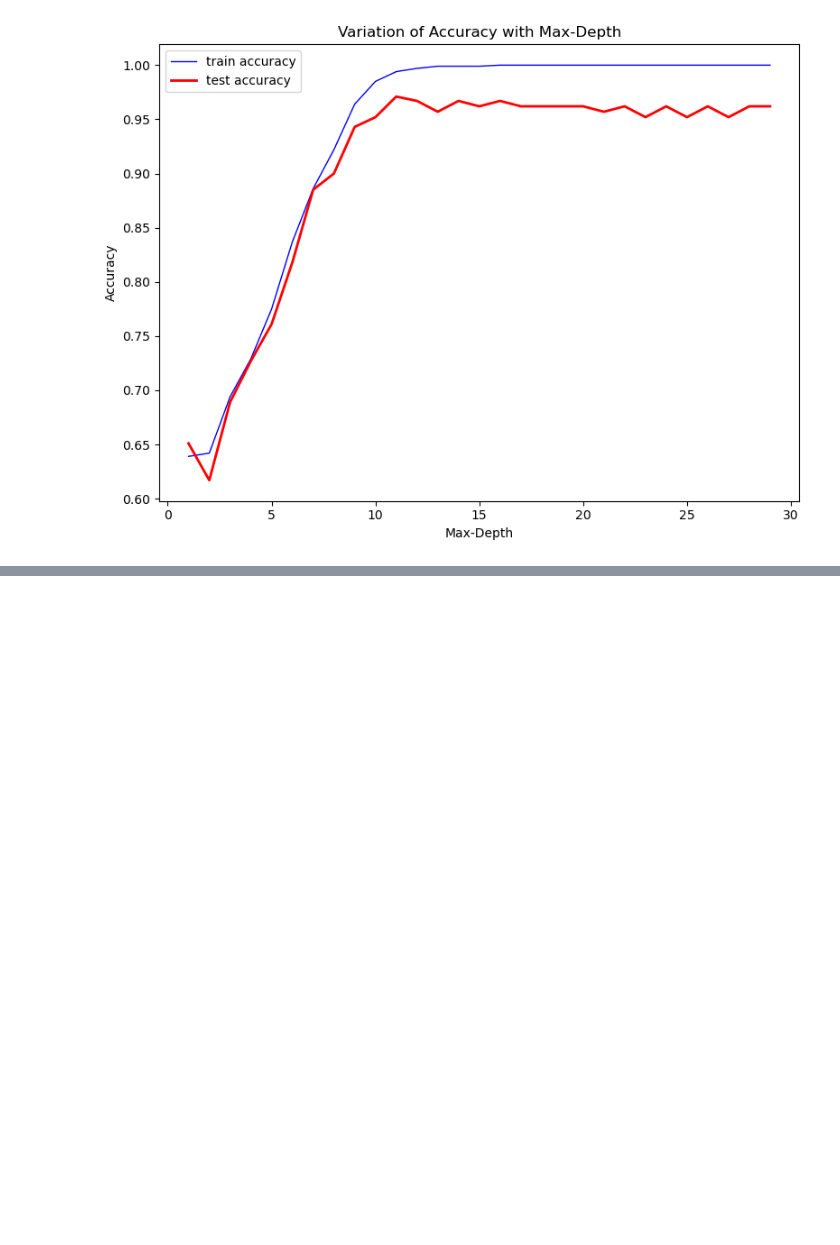
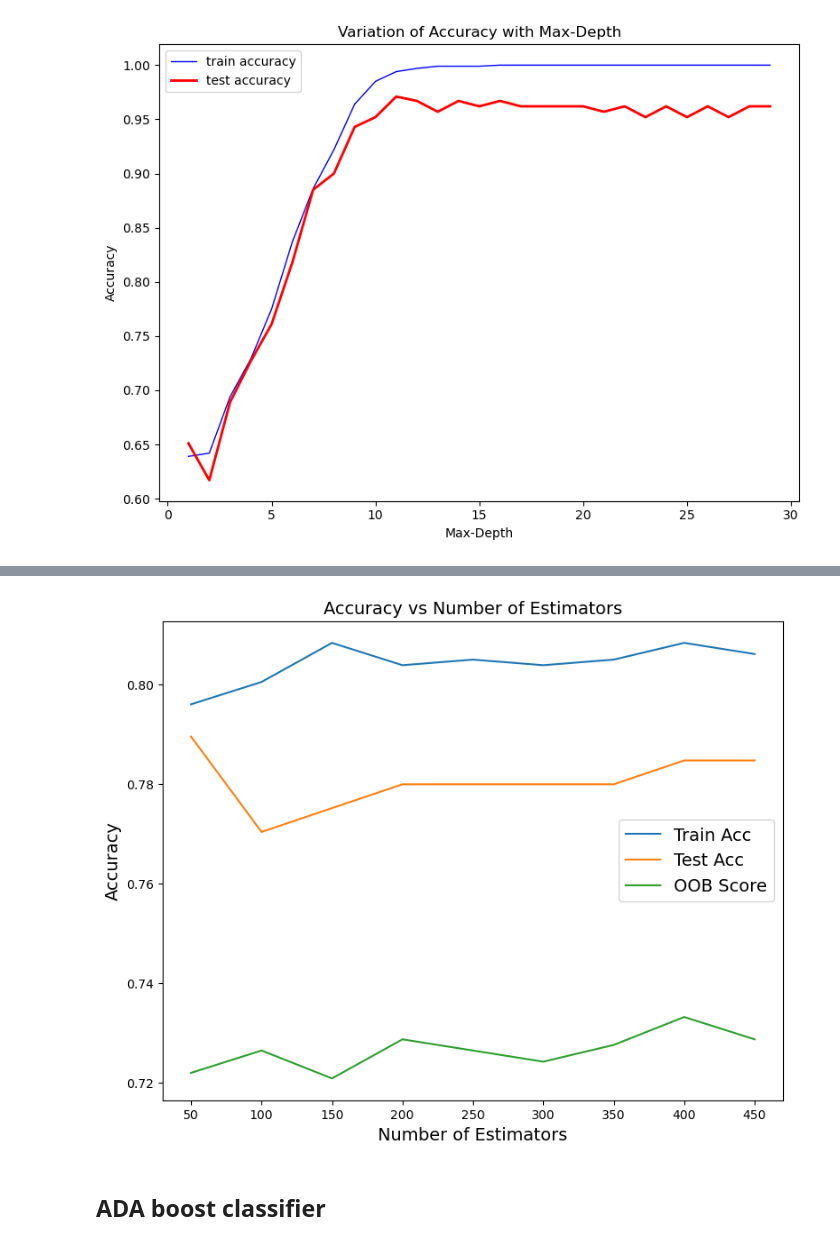
Before and after one commit to NafisFaiyaz007/CSE-445-Machine-learning_Predicting-Risky-Alcohol-Consumption-among-Students, a Jupyter notebook: Research question 3 .ipynb, the cells around one changed output, grey strips where cells are left out. Saved outputs shown, nothing was run; the diff lists cells and outputs as text; code cells hidden in the pictures; blank space fills up the shorter version.

Commit message:
Implemented ensemble learning
Bagging and Pasting, hard and soft voting, adaBoost, N estimators

```diff
--- a/Research question 3 .ipynb
+++ b/Research question 3 .ipynb
@@ -452,0 +542,8 @@ Max Depth =  29 , Train Acc. =  1.0 , Test Acc. =  0.962
+# %%
+bag_clf = BaggingClassifier(DecisionTreeClassifier(), n_estimators=500,
+                            oob_score=True, n_jobs=-1, random_state=42)
+bag_clf.fit(X_train, y_train)
+print('OOB Score', bag_clf.oob_score_)
+
+y_pred = bag_clf.predict(X_test)
+print('Test Accuracy', accuracy_score(y_test, y_pred))
@@ -452,0 +555,25 @@ Max Depth =  29 , Train Acc. =  1.0 , Test Acc. =  0.962
+# %%
+import numpy as np
+est = range(50, 500, 50)
+train_acc = []
+test_acc = []
+oob_acc = []
+estim = []
+out = []
+for num_est in est:
+    estim.append(num_est)
+    rnd_clf = RandomForestClassifier(n_estimators=num_est, oob_score = True,
+                                     max_leaf_nodes=16, n_jobs=-1,
+                                     random_state=42)
+    rnd_clf.fit(X_train, y_train)
+    y_pred_rf = rnd_clf.predict(X_test)
+    train_acc.append(
+        accuracy_score(y_train, rnd_clf.predict(X_train)))
+    test_acc.append(
+        accuracy_score(y_test, rnd_clf.predict(X_test)))
+    oob_acc.append(rnd_clf.oob_score_)
+i = 0
+while i < len(estim):
+    print('Num of estimators: ', estim[i], ' train acc = ', train_acc[i],
+         ' test acc = ', test_acc[i], 'oob = ', oob_acc[i])
+    i = i + 1
@@ -452,0 +590,14 @@ Max Depth =  29 , Train Acc. =  1.0 , Test Acc. =  0.962
+# %%
+plt.figure(figsize = (9,7))
+plt.plot(estim, train_acc, label = 'Train Acc')
+plt.plot(estim, test_acc, label = 'Test Acc')
+plt.plot(estim, oob_acc, label = 'OOB Score')
+plt.legend()
+plt.xlabel('Number of Estimators')
+plt.ylabel('Accuracy')
+plt.title('Accuracy vs Number of Estimators')
+plt.show()
+# %% [output]
+[figure, added]
+# %% [markdown]
+## ADA boost classifier
```
Also changed, not shown: parts of 21 cells of this notebook, 4 other files.
